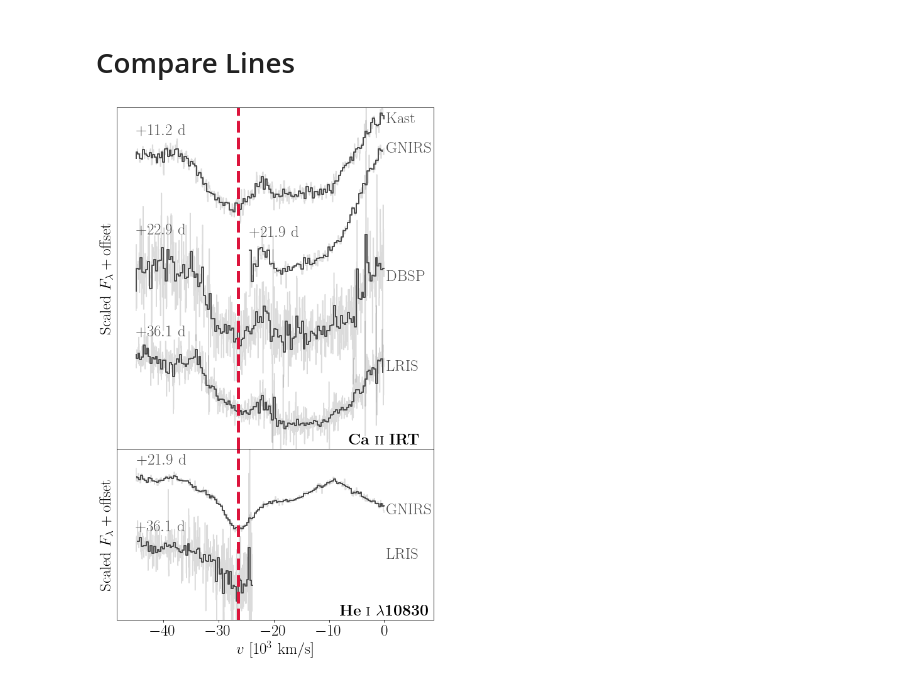
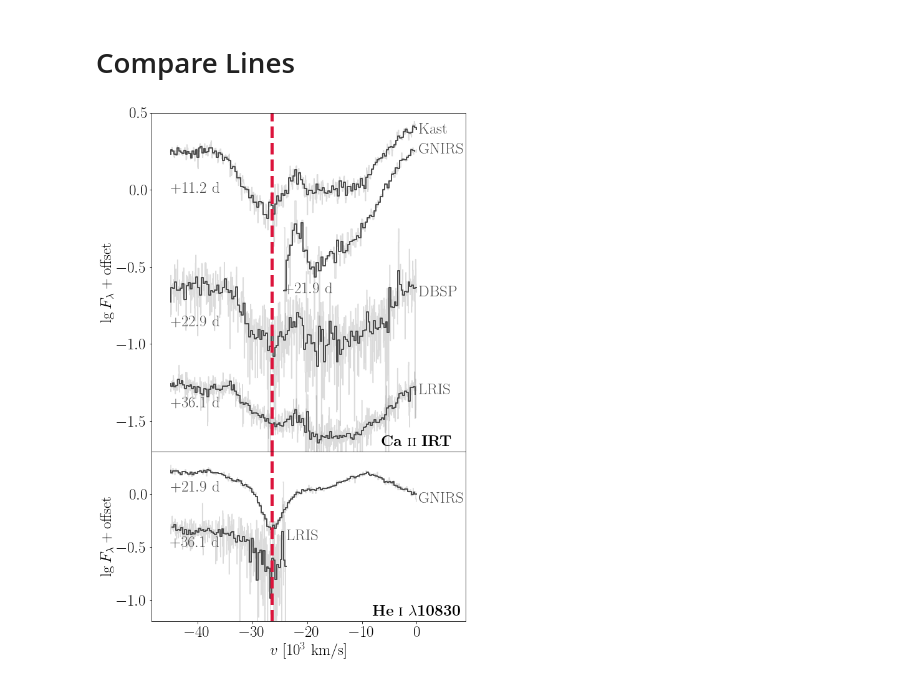
Before and after one commit to slowdivePTG/SN2020jgb, a Jupyter notebook: rv/SN2020jgb/CaII_HeI_hvf.ipynb, the cells around one changed output. Drawn from its saved outputs; the diff is of its cells as text; code cells hidden in the pictures.

```diff
--- a/rv/SN2020jgb/CaII_HeI_hvf.ipynb
+++ b/rv/SN2020jgb/CaII_HeI_hvf.ipynb
@@ -153,42 +153,44 @@ def compare_lines(spec_files,
             label = r'$+{:.1f}\ \mathrm d$'.format(np.abs(phase))
 
         if phase > 22:
-            h = 1.4 * (phase / 22)**.2
+            h = 0.5 * (phase / 22)**.2
         else:
-            h = 1
+            h = 0.2
         ax.plot(vel_rf_bin[(vel_rf_bin < vmin) & (vel_rf_bin > vmax)] / 1000,
-                fl_bin[(vel_rf_bin < vmin) & (vel_rf_bin > vmax)] / norm_fac -
-                spec_num * h,
+                np.log10(fl_bin[(vel_rf_bin < vmin) & (vel_rf_bin > vmax)] /
+                         norm_fac) - spec_num * h,
                 color=col[spec_num],
                 linewidth=2)
         ax.plot(vel_rf[(vel_rf < vmin) & (vel_rf > vmax)] / 1000,
-                fl[(vel_rf < vmin) & (vel_rf > vmax)] / norm_fac -
+                np.log10(fl[(vel_rf < vmin) & (vel_rf > vmax)] / norm_fac) -
                 spec_num * h,
                 alpha=0.2,
                 color=col[spec_num])
+        vm = vel_rf[(vel_rf < vmin) & (vel_rf > vmax)][-1]
         arg = np.abs(vel_rf_bin - vmin + (vmin - vmax) * 0.8) < 5000
-        argm = np.argmin(np.abs(vel_rf_bin  - vmax))
+        argm = np.argmin(np.abs(vel_rf_bin - vmax))
         if arg.sum() == 0:
             arg = argm
         ax.text(vel_rf_bin[argm] / 1000,
-                fl_bin[arg].max() / norm_fac - spec_num * h + 0.2,
+                np.log10(fl_bin[arg].min() / norm_fac) - spec_num * h + 0.05,
                 label,
                 color=col[spec_num],
-                va='bottom',
+                va='top',
                 ha='left')
-        ax.text((vmin + (vmin - vmax) * 0.01) / 1000,
-                fl[np.argmin(np.abs(vel_rf - vmin))] / norm_fac - spec_num * h,
+        ax.text((vm + (vm - vmax) * 0.01) / 1000,
+                np.log10(fl[np.argmin(np.abs(vel_rf - vmin))] / norm_fac) -
+                spec_num * h,
                 '${}$'.format(instru[spec_num]),
                 color=col[spec_num],
                 va='center')
         ax.set_xlim((vmax - (vmin - vmax) * 0.0765) / 1000,
                     (vmin + (vmin - vmax) * 0.2) / 1000)
-        ax.set_ylabel(r'$\mathrm{Scaled}\ F_\lambda+ \mathrm{offset}$')
+        ax.set_ylabel(r'$\lg F_\lambda+ \mathrm{offset}$')
         #plt.fill_between(vel_rf,
         #                 fl - fl_unc, fl + fl_unc,
         #                 alpha=0.5, color=col[k + displace])
     ax.set_xlabel('$v\ [10^3\ \mathrm{km/s}]$')
-    ax.set_yticks([])
+    #ax.set_yticks([])
 # %%
 fig = plt.figure(figsize=(10, 15))
 gs = fig.add_gridspec(nrows=3,
@@ -212,35 +214,36 @@ compare_lines(spec_files,
               vmin=0,
               phase_min=11,
               phase_max=37,
               norm_fac=1,
               bin_size=300,
               col=col_Ca,
               instru=instru)
-ax0.set_ylim(-4.0, 2.7)
+ax0.set_ylim(-1.7, 0.5)
 ax0.set_xticks([])
 ax0.set_xlabel('')
-ax0.text(0, -3.9, r'$\mathbf{Ca\ \textsc{ii}\ IRT}$', ha='center')
+ax0.set_yticks([-1.5, -1, -0.5, 0, 0.5])
+ax0.text(0, -1.66, r'$\mathbf{Ca\ \textsc{ii}\ IRT}$', ha='center')
 
 HeI = 10830
 col_He = ['0.3', '0.3']
 instru_He = [r'\mathrm{GNIRS}', r'\mathrm{LRIS}']
 compare_lines(spec_He_files,
               ax1,
               line=HeI,
               vmax=-45000,
               vmin=0,
               phase_min=11,
               phase_max=37,
               norm_fac=1,
               bin_size=300,
               col=col_He,
               instru=instru_He)
-ax1.set_ylim(-1.6, 2.3)
-ax1.text(0, -1.5, r'$\mathbf{He\ \textsc{i}\ \lambda 10830}$', ha='center')
+ax1.set_ylim(-1.2, 0.4)
+ax1.text(0, -1.15, r'$\mathbf{He\ \textsc{i}\ \lambda 10830}$', ha='center')
 
 ax0.axvline(-26.5, color='crimson', linestyle='--', linewidth=5)
 ax1.axvline(-26.5, color='crimson', linestyle='--', linewidth=5)
 
 plt.savefig('../../paper/figures/CaII_HeI_hvf.pdf', bbox_inches='tight')
 # %% [output]
-[figure, old version]
+[figure, new version]
```
Also changed, not shown: parts of 1 cell of this notebook, 3 other files.
